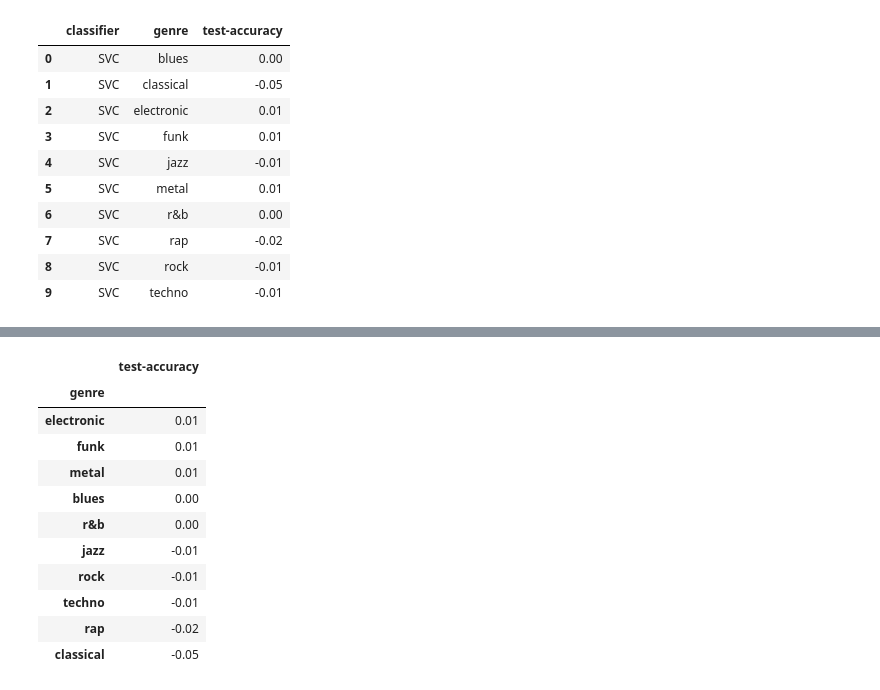
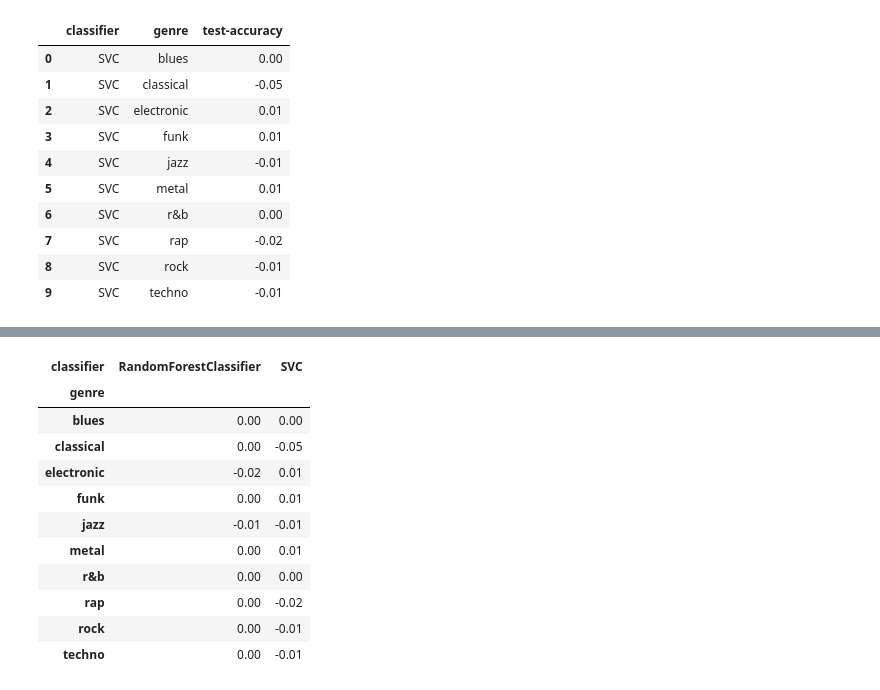
Before and after one commit to alpargur/machine-learning-101, a Jupyter notebook: dev/genre-classification/initial_datatraining_1k.ipynb, the cells around one changed output, grey strips where cells are left out. Saved outputs shown, nothing was run; the diff lists cells and outputs as text; code cells hidden in the pictures.

```diff
--- a/dev/genre-classification/initial_datatraining_1k.ipynb
+++ b/dev/genre-classification/initial_datatraining_1k.ipynb
@@ -420,26 +438,28 @@ svc_diff_melted
 # %%
-rfc_diff_melted.index = rfc_diff_melted.genre
-del rfc_diff_melted['classifier']
-del rfc_diff_melted['genre']
-rfc_diff_melted.sort_values(by='test-accuracy', ascending=False, inplace=True)
-
-svc_diff_melted.index = svc_diff_melted.genre
-del svc_diff_melted['classifier']
-del svc_diff_melted['genre']
-svc_diff_melted.sort_values(by='test-accuracy', ascending=False, inplace=True)
-svc_diff_melted
+# rfc_diff_melted.index = rfc_diff_melted.genre
+# del rfc_diff_melted['classifier']
+# del rfc_diff_melted['genre']
+# rfc_diff_melted.sort_values(by='test-accuracy', ascending=False, inplace=True)
+#
+# svc_diff_melted.index = svc_diff_melted.genre
+# del svc_diff_melted['classifier']
+# del svc_diff_melted['genre']
+# svc_diff_melted.sort_values(by='test-accuracy', ascending=False, inplace=True)
+# svc_diff_melted
-# %% [output]
-|  | test-accuracy |
-| genre |  |
-| electronic | 0.01 |
-| funk | 0.01 |
-| metal | 0.01 |
-| blues | 0.00 |
-| r&b | 0.00 |
-| jazz | -0.01 |
-| rock | -0.01 |
-| techno | -0.01 |
-| rap | -0.02 |
-| classical | -0.05 |
+# %%
+heatmap_diff_pivot
+# %% [output]
+| classifier | RandomForestClassifier | SVC |
+| genre |  |  |
+| blues | 0.00 | 0.00 |
+| classical | 0.00 | -0.05 |
+| electronic | -0.02 | 0.01 |
+| funk | 0.00 | 0.01 |
+| jazz | -0.01 | -0.01 |
+| metal | 0.00 | 0.01 |
+| r&b | 0.00 | 0.00 |
+| rap | 0.00 | -0.02 |
+| rock | 0.00 | -0.01 |
+| techno | 0.00 | -0.01 |
 # %%
 from matplotlib.colors import LinearSegmentedColormap
```
Also changed, not shown: parts of 3 cells of this notebook, 1 other file.
